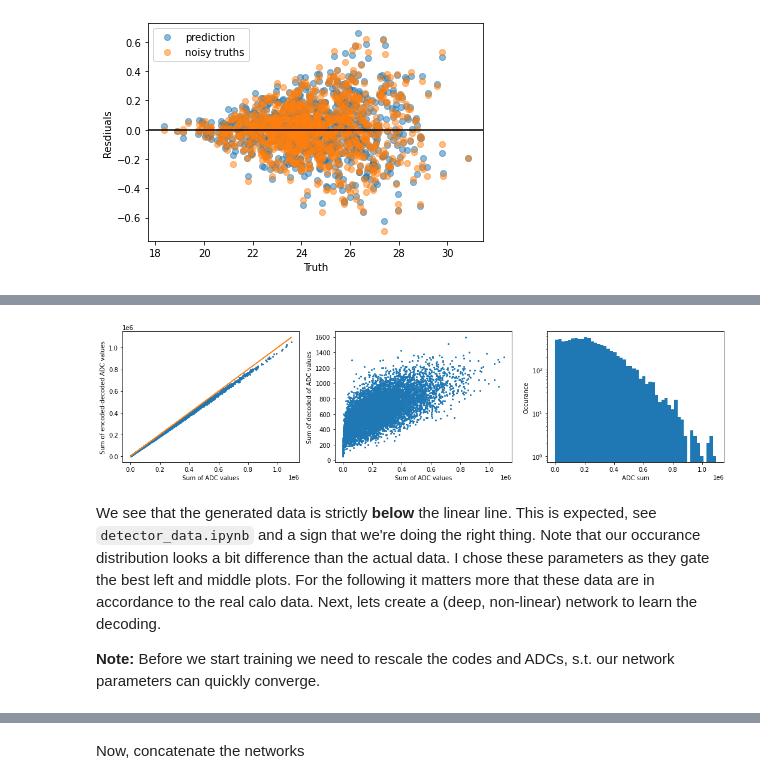
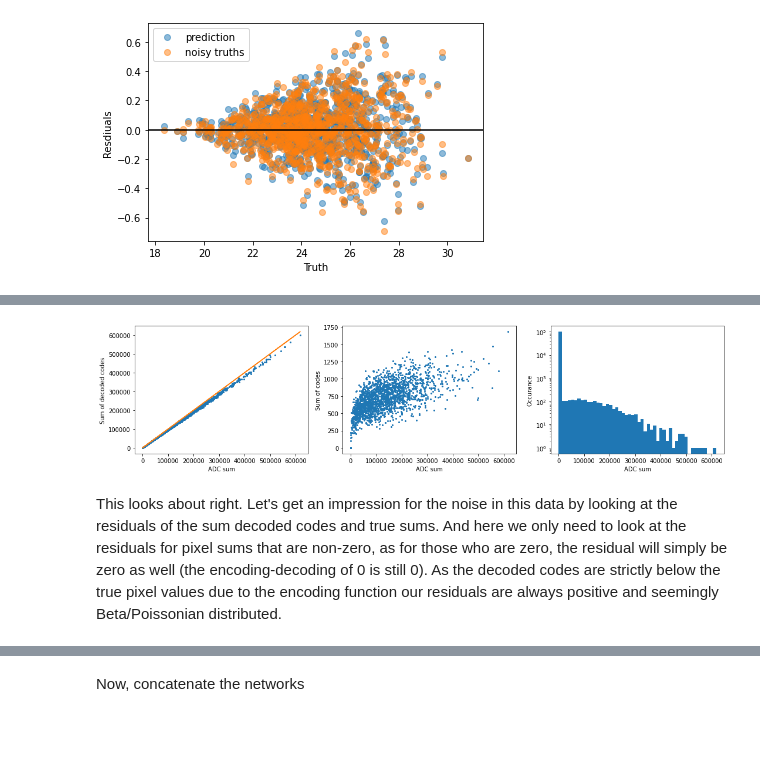
Before and after one commit to dpwinter/random_stuff, a Jupyter notebook: regressing_noisy_data.ipynb, the cells around one changed output, grey strips where cells are left out. Saved outputs shown, nothing was run; the diff lists cells and outputs as text; code cells hidden in the pictures; blank space fills up the shorter version.

```diff
--- a/regressing_noisy_data.ipynb
+++ b/regressing_noisy_data.ipynb
@@ -264,9 +261,11 @@ We see the map is invertible, i.e. bijective. Thus, in principle we should be ab
 # %%
-a,b = 0.02,0.9
-N = 10_000
+a,b = 0.03,2.4
+N = 100_000
 W = 7
 
-r = np.random.beta(a,b,size=(N,W,W))
+r = np.zeros((N,W,W))
+k = N // 50
+r[:k] = np.random.beta(a,b,size=(k,W,W))
 adcs = (r * max_TCval).astype(int)
 
 codes = encode(adcs)
@@ -278,28 +277,23 @@ decode_sum = np.sum(decodes, axis=(1,2))
 
 code_range = np.max(codes) - np.min(codes)
 decode_range = np.max(decodes) - np.min(decodes)
-
-codes_normed = codes / code_range
-decodes_normed = decodes / decode_range
 # %%
 fig, ax = plt.subplots(1,3, figsize=(18,4))
 
 ax[0].plot(adc_sum, decode_sum, 'o', markersize=2);
 ax[0].plot(adc_sum, adc_sum);
-ax[0].set_xlabel('Sum of ADC values');
-ax[0].set_ylabel('Sum of encoded-decoded ADC values');
+ax[0].set_xlabel('ADC sum');
+ax[0].set_ylabel('Sum of decoded codes');
 
 ax[1].plot(adc_sum, code_sum, 'o', markersize=2);
-ax[1].set_xlabel('Sum of ADC values');
-ax[1].set_ylabel('Sum of decoded of ADC values');
+ax[1].set_xlabel('ADC sum');
+ax[1].set_ylabel('Sum of codes');
 
 ax[2].hist(adc_sum, bins=50);
 ax[2].set_xlabel('ADC sum');
 ax[2].set_ylabel('Occurance');
 ax[2].set_yscale('log');
 # %% [output]
-[figure, old version]
+[figure, new version]
 # %% [markdown]
-We see that the generated data is strictly **below** the linear line. This is expected, see `detector_data.ipynb` and a sign that we're doing the right thing. Note that our occurance distribution looks a bit difference than the actual data. I chose these parameters as they gate the best left and middle plots. For the following it matters more that these data are in accordance to the real calo data. Next, lets create a (deep, non-linear) network to learn the decoding.
-
-**Note:** Before we start training we need to rescale the codes and ADCs, s.t. our network parameters can quickly converge.
+This looks about right. Let's get an impression for the noise in this data by looking at the residuals of the sum decoded codes and true sums. And here we only need to look at the residuals for pixel sums that are non-zero, as for those who are zero, the residual will simply be zero as well (the encoding-decoding of 0 is still 0). As the decoded codes are strictly below the true pixel values due to the encoding function our residuals are always positive and seemingly Beta/Poissonian distributed.
```
Also changed, not shown: parts of 33 cells of this notebook.
